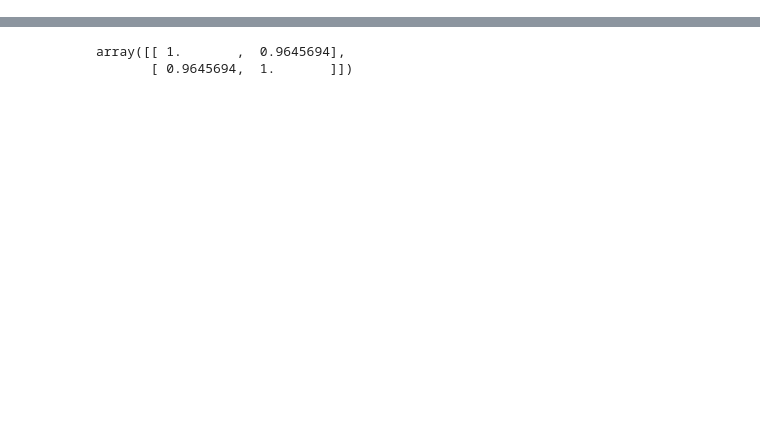
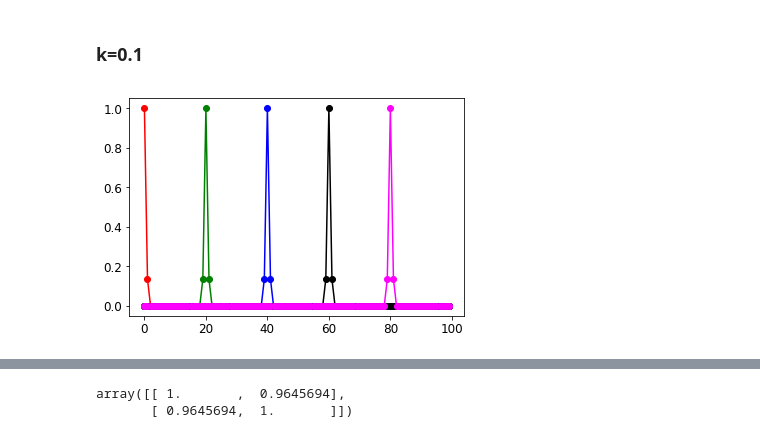
Before and after one commit to martinkersner/regression-meetup, a Jupyter notebook: LocallyWeightedLinearRegression.ipynb, the cells around one changed output, grey strips where cells are left out. Saved outputs shown, nothing was run; the diff lists cells and outputs as text; code cells hidden in the pictures; blank space fills up the shorter version.

```diff
--- a/LocallyWeightedLinearRegression.ipynb
+++ b/LocallyWeightedLinearRegression.ipynb
@@ -29,2 +94,8 @@ $w(i,i) = exp(\frac{|x^{i}-x|}{-2k^2})$
+# %% [markdown]
+### k=0.1
+# %%
+apply_and_plot_gaussian_kernel(X_example, k=0.1)
+# %% [output]
+[figure, added]
 # %%
 # Inspired by book Machine Learning in Action, Peter Harrington
```
Also changed, not shown: parts of 19 cells of this notebook, 1 other file.
